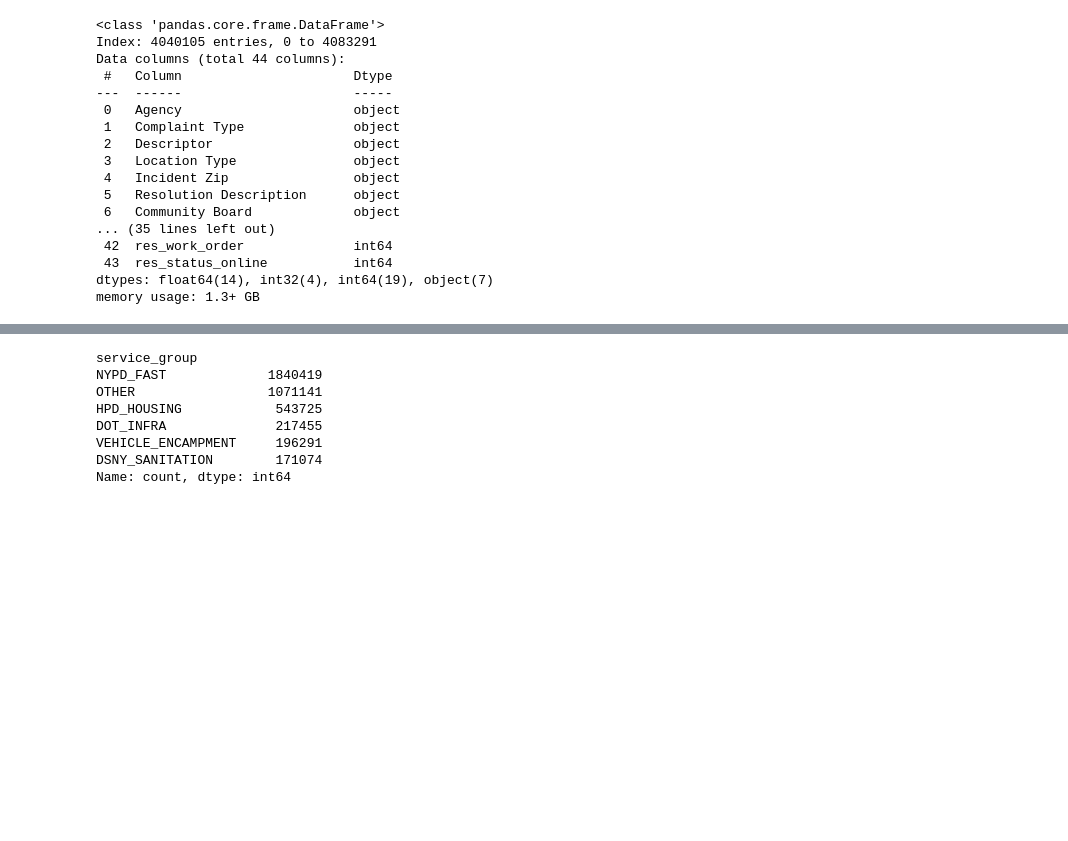
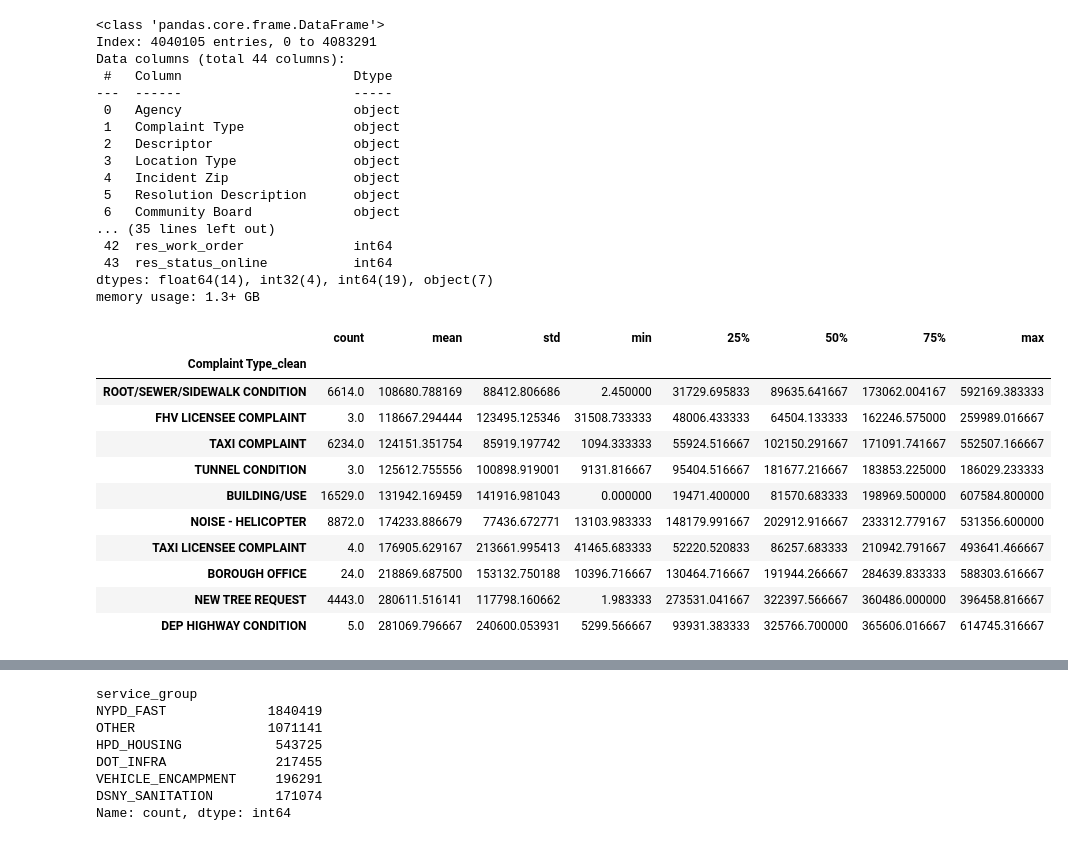
Before and after one commit to Vaishnavi-Devendran/nyc-service-requests-predictive-modelling, a Jupyter notebook: src/main_final.ipynb, the cells around one changed output, grey strips where cells are left out. Saved outputs shown, nothing was run; the diff lists cells and outputs as text; code cells hidden in the pictures; blank space fills up the shorter version.

```diff
--- a/src/main_final.ipynb
+++ b/src/main_final.ipynb
@@ -438,3 +438,26 @@ def clean_type(x):
     )
 
 df_selected['Complaint Type_clean'] = df_selected['Complaint Type'].astype(str).apply(clean_type)
+# %%
+group_stats = (
+    df_selected
+    .groupby('Complaint Type_clean')['Resolution Time (minutes)']
+    .describe()
+    .sort_values('mean')
+)
+
+group_stats.head(10)
+# group_stats.tail(10)
+# %% [output]
+|  | count | mean | std | min | 25% | 50% | 75% | max |
+| Complaint Type_clean |  |  |  |  |  |  |  |  |
+| ROOT/SEWER/SIDEWALK CONDITION | 6614.0 | 108680.788169 | 88412.806686 | 2.450000 | 31729.695833 | 89635.641667 | 173062.004167 | 592169.383333 |
+| FHV LICENSEE COMPLAINT | 3.0 | 118667.294444 | 123495.125346 | 31508.733333 | 48006.433333 | 64504.133333 | 162246.575000 | 259989.016667 |
+| TAXI COMPLAINT | 6234.0 | 124151.351754 | 85919.197742 | 1094.333333 | 55924.516667 | 102150.291667 | 171091.741667 | 552507.166667 |
+| TUNNEL CONDITION | 3.0 | 125612.755556 | 100898.919001 | 9131.816667 | 95404.516667 | 181677.216667 | 183853.225000 | 186029.233333 |
+| BUILDING/USE | 16529.0 | 131942.169459 | 141916.981043 | 0.000000 | 19471.400000 | 81570.683333 | 198969.500000 | 607584.800000 |
+| NOISE - HELICOPTER | 8872.0 | 174233.886679 | 77436.672771 | 13103.983333 | 148179.991667 | 202912.916667 | 233312.779167 | 531356.600000 |
+| TAXI LICENSEE COMPLAINT | 4.0 | 176905.629167 | 213661.995413 | 41465.683333 | 52220.520833 | 86257.683333 | 210942.791667 | 493641.466667 |
+| BOROUGH OFFICE | 24.0 | 218869.687500 | 153132.750188 | 10396.716667 | 130464.716667 | 191944.266667 | 284639.833333 | 588303.616667 |
+| NEW TREE REQUEST | 4443.0 | 280611.516141 | 117798.160662 | 1.983333 | 273531.041667 | 322397.566667 | 360486.000000 | 396458.816667 |
+| DEP HIGHWAY CONDITION | 5.0 | 281069.796667 | 240600.053931 | 5299.566667 | 93931.383333 | 325766.700000 | 365606.016667 | 614745.316667 |
```
Also changed, not shown: parts of 4 cells of this notebook, 1 other file.
